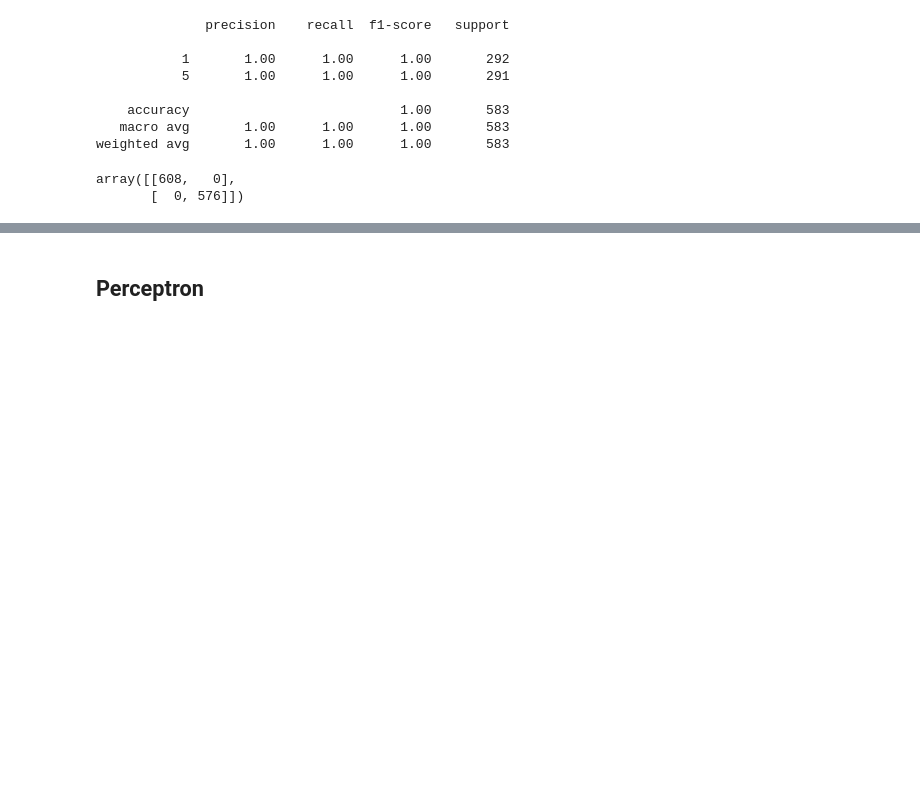
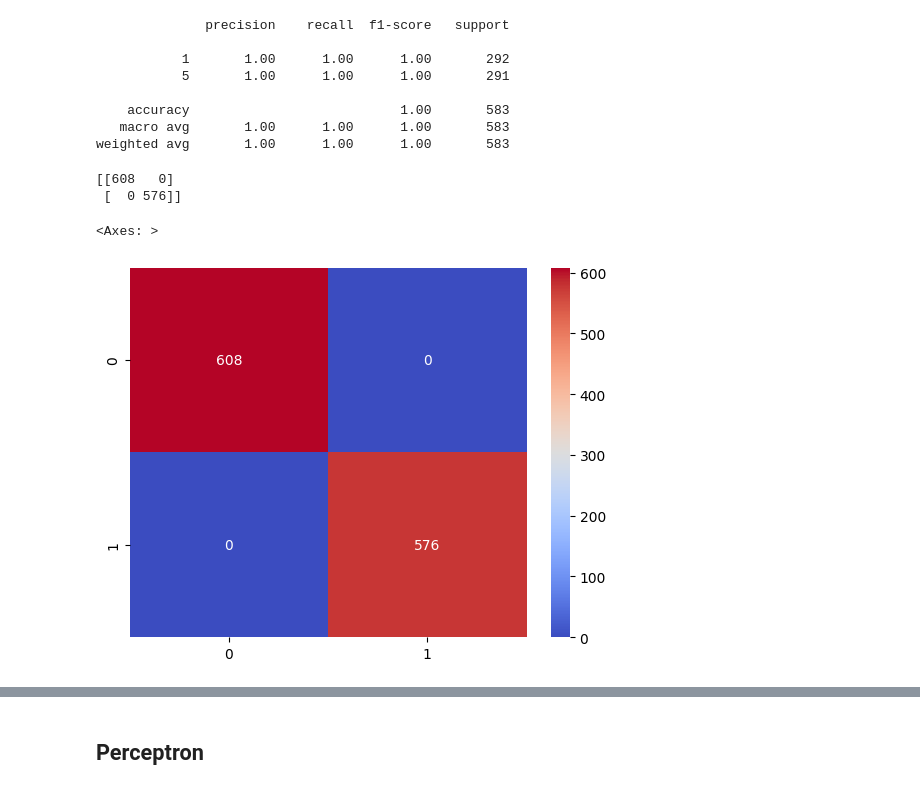
Before and after one commit to mariabandeira/Reconhecimento-de-Digitos, a Jupyter notebook: MiniProjeto_ML-3_2.ipynb, the cells around one changed output, grey strips where cells are left out. Drawn from its saved outputs; the diff is of its cells as text; code cells hidden in the pictures; blank space fills up the shorter version.

```diff
--- a/MiniProjeto_ML-3_2.ipynb
+++ b/MiniProjeto_ML-3_2.ipynb
@@ -281,9 +281,12 @@ print(classification_report(test1x5['label'], pred_test))
 weighted avg       1.00      1.00      1.00       583
 # %%
 cm_train = confusion_matrix(train1x5['label'], y_pred)
-cm_train
+print(cm_train)
+sns.heatmap(cm_train, annot=True, fmt='d', cmap='coolwarm')
 # %% [output]
-array([[608,   0],
-       [  0, 576]])
+[[608   0]
+ [  0 576]]
+<Axes: >
+[figure, added]
 # %%
 cm_test = confusion_matrix(test1x5['label'], pred_test)
```
Also changed, not shown: parts of 9 cells of this notebook, 9 other files.
